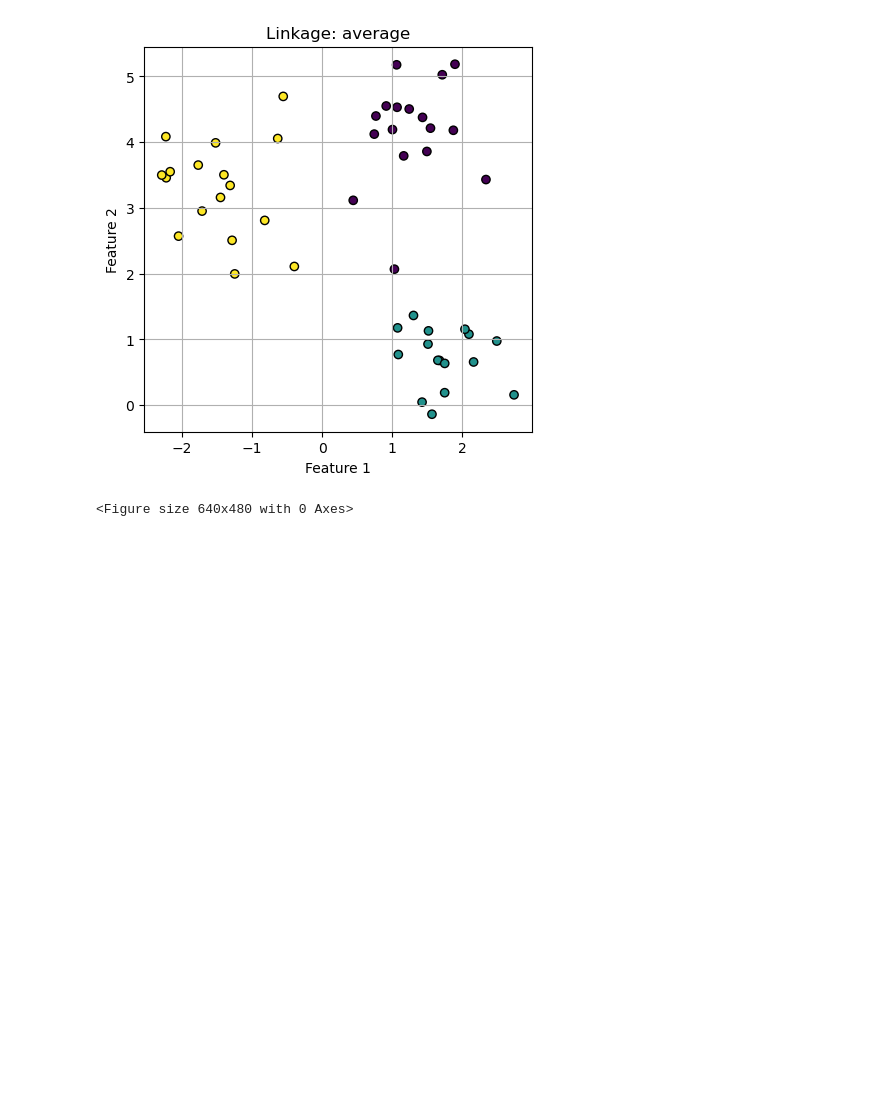
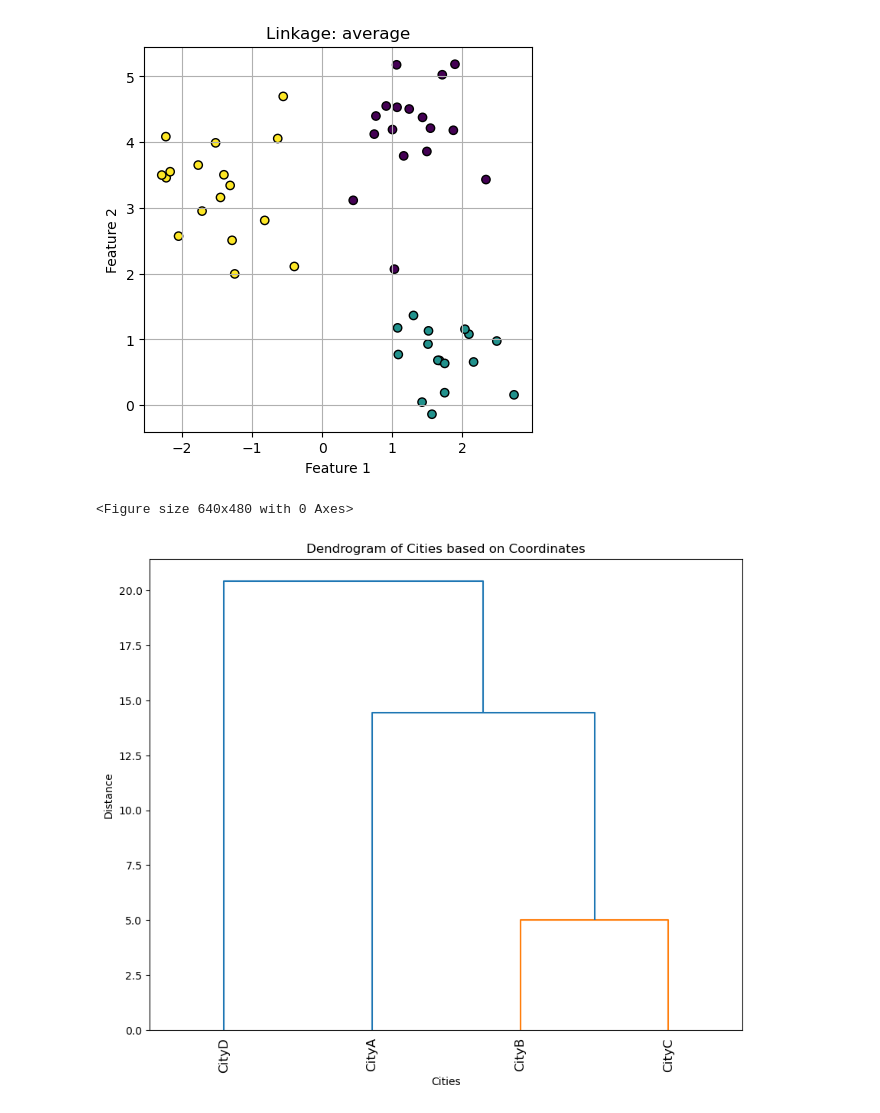
Before and after one commit to Amoako419/Clustering, a Jupyter notebook: Hierarchical_clustering.ipynb, the cells around one changed output. Drawn from its saved outputs; the diff is of its cells as text; code cells hidden in the pictures; blank space fills up the shorter version.

```diff
--- a/Hierarchical_clustering.ipynb
+++ b/Hierarchical_clustering.ipynb
@@ -414,3 +414,30 @@ plt.show()
 # %% [output]
 [figure]
 <Figure size 640x480 with 0 Axes>
+# %%
+import numpy as np
+from scipy.cluster.hierarchy import linkage, dendrogram
+import matplotlib.pyplot as plt
+
+# Sample dataset with simplified data
+data = {
+    'city': ['CityA', 'CityB', 'CityC', 'CityD'],
+    'x_coordinate': [10, 20, 15, 25],
+    'y_coordinate': [10, 20, 20, 30]
+}
+
+# Convert data to an array of coordinates
+coordinates = np.column_stack((data['x_coordinate'], data['y_coordinate']))
+
+# Perform hierarchical clustering
+Z = linkage(coordinates, method='ward')
+
+# Plotting the dendrogram
+plt.figure(figsize=(10, 8))
+dendrogram(Z, labels=data['city'], leaf_rotation=90, leaf_font_size=12)
+plt.title('Dendrogram of Cities based on Coordinates')
+plt.xlabel('Cities')
+plt.ylabel('Distance')
+plt.show()
+# %% [output]
+[figure, added]
```
Also changed, not shown: parts of 1 cell of this notebook.
